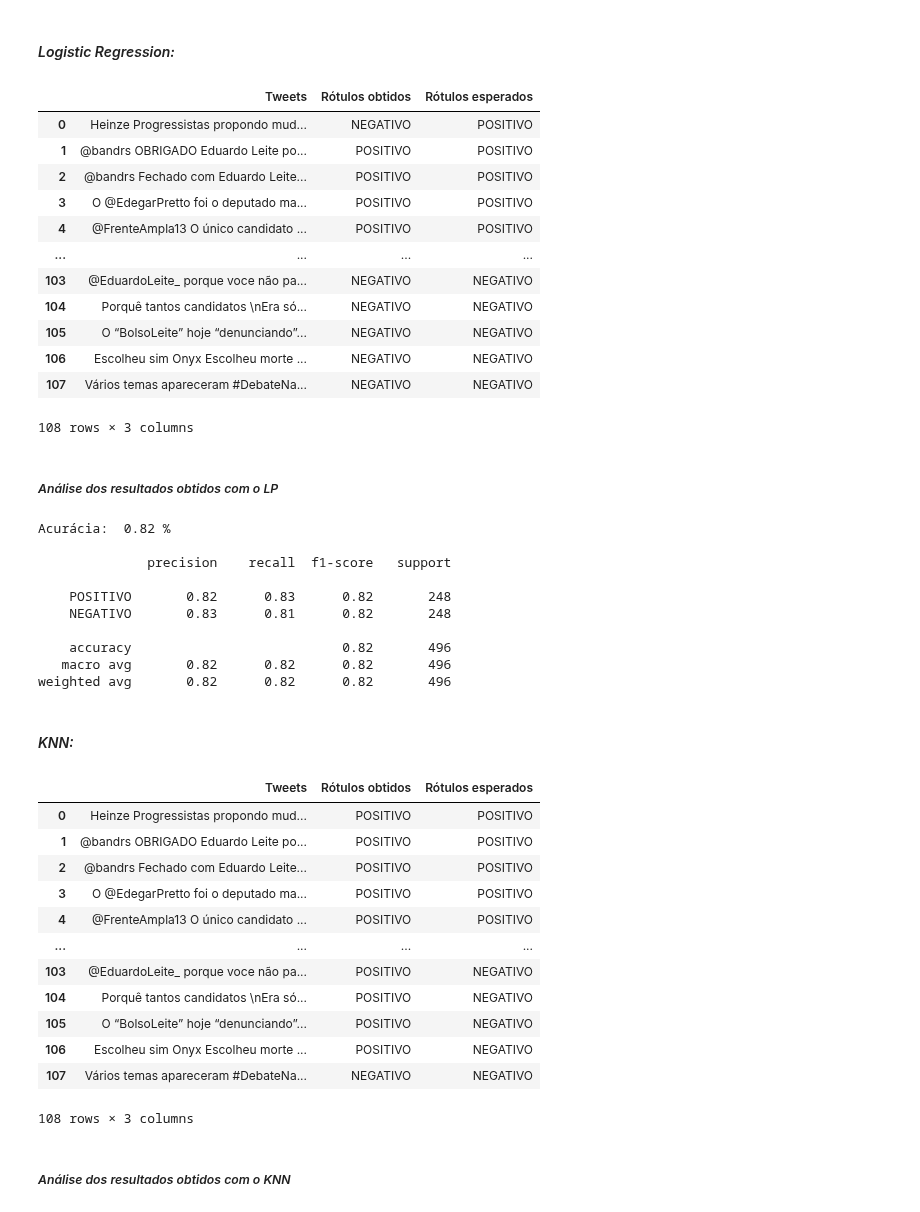
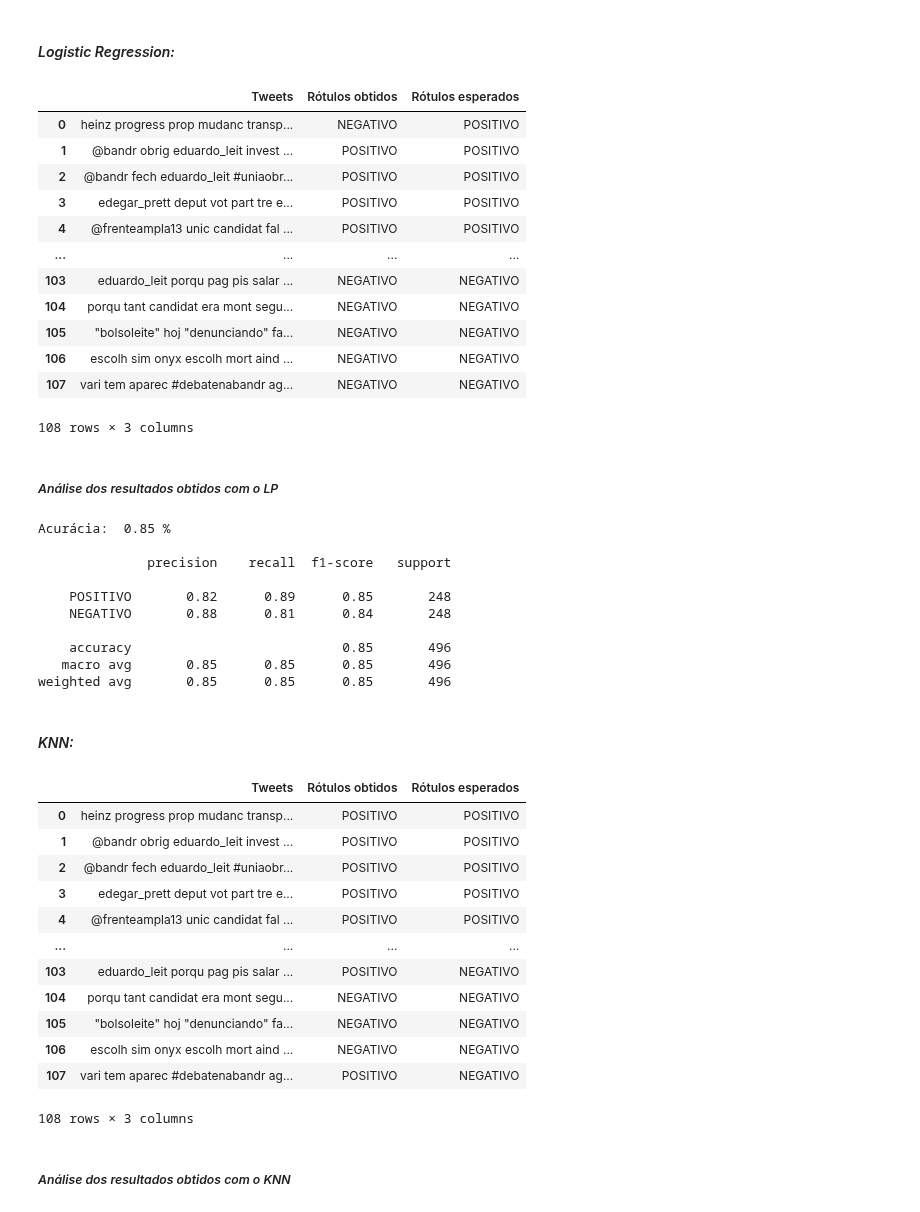
Before and after one commit to jhonatapers/MLPTweets, a Jupyter notebook: Tweets.ipynb, the cells around one changed output. Saved outputs shown, nothing was run; the diff lists cells and outputs as text; code cells hidden in the pictures.

```diff
--- a/Tweets.ipynb
+++ b/Tweets.ipynb
@@ -218,10 +220,17 @@ ___
  - Oi: 1, é: 2, lucas: 1, esse: 1, meu: 2, python: 1, notebook: 1
 # %%
 from sklearn.feature_extraction.text import CountVectorizer
+from sklearn.feature_extraction.text import TfidfTransformer
+
+tfi = TfidfTransformer(use_idf=True)
+vectorizer = CountVectorizer(analyzer = "word")
+normaliza(treino)
+
 treino_tweets = treino["text"].values
 treino_classificacao = treino["rotulo"].values
-vectorizer = CountVectorizer(analyzer = "word")
-freq_treino = vectorizer.fit_transform(treino_tweets)
+
+vec_treino = vectorizer.fit_transform(treino_tweets)
+freq_treino = tfi.fit_transform(vec_treino)
 # %% [markdown]
 Bag of Words dataset de validacação
 # %%
@@ -233,9 +246,13 @@ freq_validacao = vectorizer.transform(validacao_tweets)
 Bag of Words dataset de testes
 # %%
 testes = pd.read_excel(dataSet, sheet_name='TESTE_15%')
+normaliza(testes)
+
 testes_tweets = testes["text"].values
 testes_classificacao = testes["rotulo"].values
-freq_testes = vectorizer.transform(testes_tweets)
+
+vec_testes = vectorizer.transform(testes_tweets)
+freq_testes= tfi.transform(vec_testes)
 # %% [markdown]
 Biblioteca de métricas e cross-validation
 # %%
@@ -310,62 +326,62 @@ df_resultados = pd.DataFrame(data = { "Tweets": testes_tweets, "Rótulos obtidos
 df_resultados
 # %% [output]
 |  | Tweets | Rótulos obtidos | Rótulos esperados |
-| 0 | Heinze Progressistas propondo mud... | NEGATIVO | POSITIVO |
-| 1 | @bandrs OBRIGADO Eduardo Leite po... | POSITIVO | POSITIVO |
-| 2 | @bandrs Fechado com Eduardo Leite... | POSITIVO | POSITIVO |
-| 3 | O @EdegarPretto foi o deputado ma... | POSITIVO | POSITIVO |
-| 4 | @FrenteAmpla13 O único candidato ... | POSITIVO | POSITIVO |
+| 0 | heinz progress prop mudanc transp... | NEGATIVO | POSITIVO |
+| 1 | @bandr obrig eduardo_leit invest ... | POSITIVO | POSITIVO |
+| 2 | @bandr fech eduardo_leit #uniaobr... | POSITIVO | POSITIVO |
+| 3 | edegar_prett deput vot part tre e... | POSITIVO | POSITIVO |
+| 4 | @frenteampla13 unic candidat fal ... | POSITIVO | POSITIVO |
 | ... | ... | ... | ... |
-| 103 | @EduardoLeite_ porque voce não pa... | NEGATIVO | NEGATIVO |
-| 104 | Porquê tantos candidatos \nEra só... | NEGATIVO | NEGATIVO |
-| 105 | O “BolsoLeite” hoje “denunciando”... | NEGATIVO | NEGATIVO |
-| 106 | Escolheu sim Onyx Escolheu morte ... | NEGATIVO | NEGATIVO |
-| 107 | Vários temas apareceram #DebateNa... | NEGATIVO | NEGATIVO |
+| 103 | eduardo_leit porqu pag pis salar ... | NEGATIVO | NEGATIVO |
+| 104 | porqu tant candidat era mont segu... | NEGATIVO | NEGATIVO |
+| 105 | "bolsoleite" hoj "denunciando" fa... | NEGATIVO | NEGATIVO |
+| 106 | escolh sim onyx escolh mort aind ... | NEGATIVO | NEGATIVO |
+| 107 | vari tem aparec #debatenabandr ag... | NEGATIVO | NEGATIVO |
 108 rows × 3 columns
 # %% [markdown]
 ##### *Análise dos resultados obtidos com o LP*
 # %%
 resultados = cross_val_predict(modeloLR, freq_treino, treino_classificacao, cv = 10)
-acr = metrics.accuracy_score(treino_classificacao, resultados)
+acrLP = metrics.accuracy_score(treino_classificacao, resultados)
 
-print("Acurácia: ", "%.2f" % acr ,"%\n")
+print("Acurácia: ", "%.2f" % acrLP ,"%\n")
 print(metrics.classification_report(treino_classificacao, resultados, target_names=['POSITIVO', 'NEGATIVO']))
 # %% [output]
-Acurácia:  0.82 %
+Acurácia:  0.85 %
 
               precision    recall  f1-score   support
 
-    POSITIVO       0.82      0.83      0.82       248
-    NEGATIVO       0.83      0.81      0.82       248
+    POSITIVO       0.82      0.89      0.85       248
+    NEGATIVO       0.88      0.81      0.84       248
 
-    accuracy                           0.82       496
-   macro avg       0.82      0.82      0.82       496
-weighted avg       0.82      0.82      0.82       496
+    accuracy                           0.85       496
+   macro avg       0.85      0.85      0.85       496
+weighted avg       0.85      0.85      0.85       496
 # %% [markdown]
 #### *KNN:*
 # %%
 from sklearn.neighbors import KNeighborsClassifier
 
-modeloKNN = KNeighborsClassifier(n_neighbors=5,algorithm='brute') #Using brute-force algorithm for quicker computation.
+modeloKNN = KNeighborsClassifier(n_neighbors=9,algorithm='brute') #Using brute-force algorithm for quicker computation.
 modeloKNN.fit(freq_treino, treino_classificacao)
 
 predicao = modeloKNN.predict(freq_testes)
 
 df_resultados = pd.DataFrame(data = { "Tweets": testes_tweets, "Rótulos obtidos": predicao, "Rótulos esperados": testes_classificacao })
 df_resultados
 # %% [output]
 |  | Tweets | Rótulos obtidos | Rótulos esperados |
-| 0 | Heinze Progressistas propondo mud... | POSITIVO | POSITIVO |
-| 1 | @bandrs OBRIGADO Eduardo Leite po... | POSITIVO | POSITIVO |
-| 2 | @bandrs Fechado com Eduardo Leite... | POSITIVO | POSITIVO |
-| 3 | O @EdegarPretto foi o deputado ma... | POSITIVO | POSITIVO |
-| 4 | @FrenteAmpla13 O único candidato ... | POSITIVO | POSITIVO |
+| 0 | heinz progress prop mudanc transp... | POSITIVO | POSITIVO |
+| 1 | @bandr obrig eduardo_leit invest ... | POSITIVO | POSITIVO |
+| 2 | @bandr fech eduardo_leit #uniaobr... | POSITIVO | POSITIVO |
+| 3 | edegar_prett deput vot part tre e... | POSITIVO | POSITIVO |
+| 4 | @frenteampla13 unic candidat fal ... | POSITIVO | POSITIVO |
 | ... | ... | ... | ... |
-| 103 | @EduardoLeite_ porque voce não pa... | POSITIVO | NEGATIVO |
-| 104 | Porquê tantos candidatos \nEra só... | POSITIVO | NEGATIVO |
-| 105 | O “BolsoLeite” hoje “denunciando”... | POSITIVO | NEGATIVO |
-| 106 | Escolheu sim Onyx Escolheu morte ... | POSITIVO | NEGATIVO |
-| 107 | Vários temas apareceram #DebateNa... | NEGATIVO | NEGATIVO |
+| 103 | eduardo_leit porqu pag pis salar ... | POSITIVO | NEGATIVO |
+| 104 | porqu tant candidat era mont segu... | NEGATIVO | NEGATIVO |
+| 105 | "bolsoleite" hoj "denunciando" fa... | NEGATIVO | NEGATIVO |
+| 106 | escolh sim onyx escolh mort aind ... | NEGATIVO | NEGATIVO |
+| 107 | vari tem aparec #debatenabandr ag... | POSITIVO | NEGATIVO |
 108 rows × 3 columns
 # %% [markdown]
 ##### *Análise dos resultados obtidos com o KNN*
```
Also changed, not shown: parts of 9 cells of this notebook.
